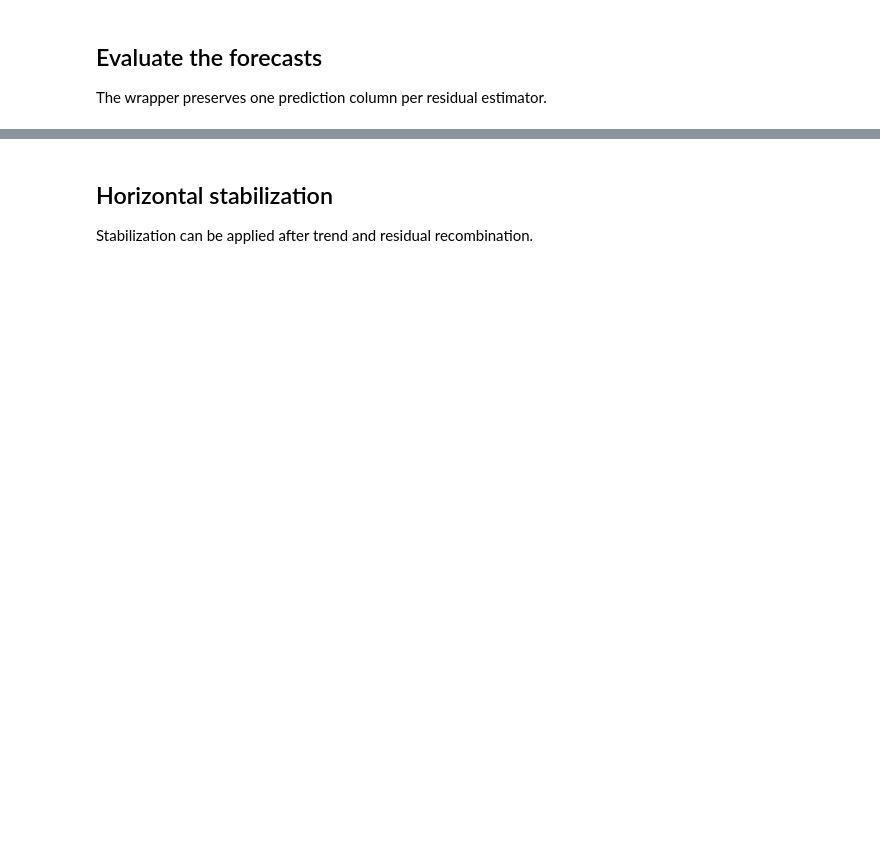
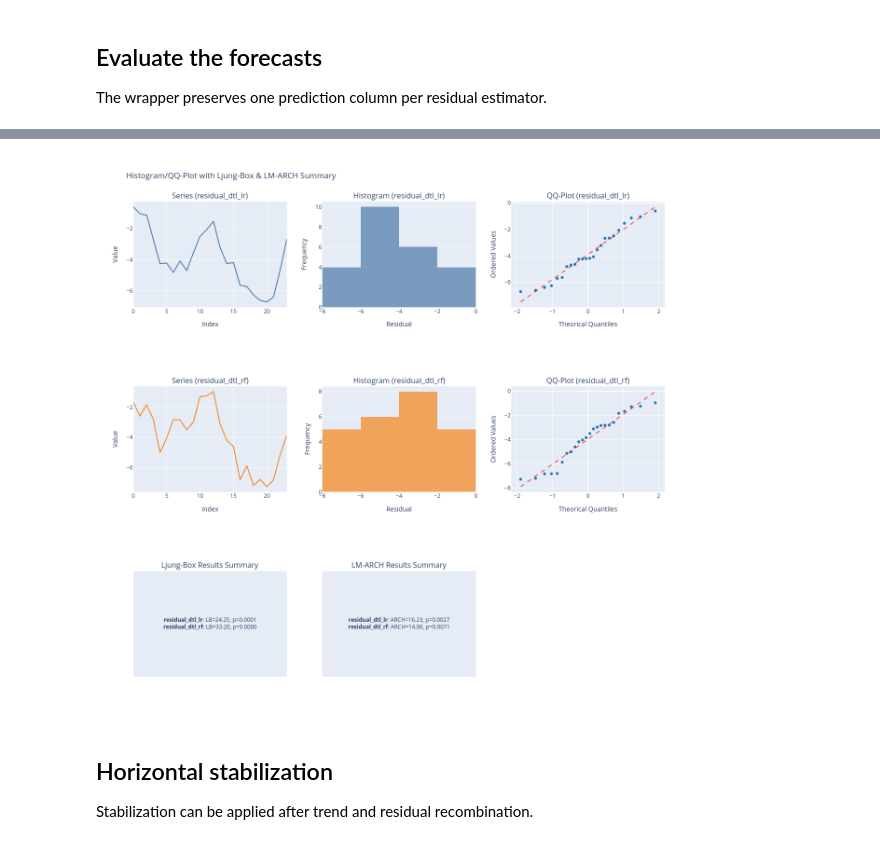
Before and after one commit to heylucasleao/tinyshift, a Jupyter notebook: tinyshift/examples/dtl.ipynb, the cells around one changed output, grey strips where cells are left out. Cells and saved outputs as stored; diff of their text form; code cells hidden in the pictures; blank space fills up the shorter version.

```diff
--- a/tinyshift/examples/dtl.ipynb
+++ b/tinyshift/examples/dtl.ipynb
@@ -112,3 +171,14 @@ metrics
+# %%
+result['residual_dtl_lr'] = result['y'] - result['LinearRegression']
+result['residual_dtl_rf'] = result['y'] - result['RandomForestRegressor']
+
+residual_analysis(
+    result[['residual_dtl_lr', 'residual_dtl_rf']],
+    nlags=30,
+    fig_type='png',
+)
+# %% [output]
+[figure, added]
 # %% [markdown]
 ## Horizontal stabilization
 
```
Also changed, not shown: parts of 13 cells of this notebook, 3 other files.
